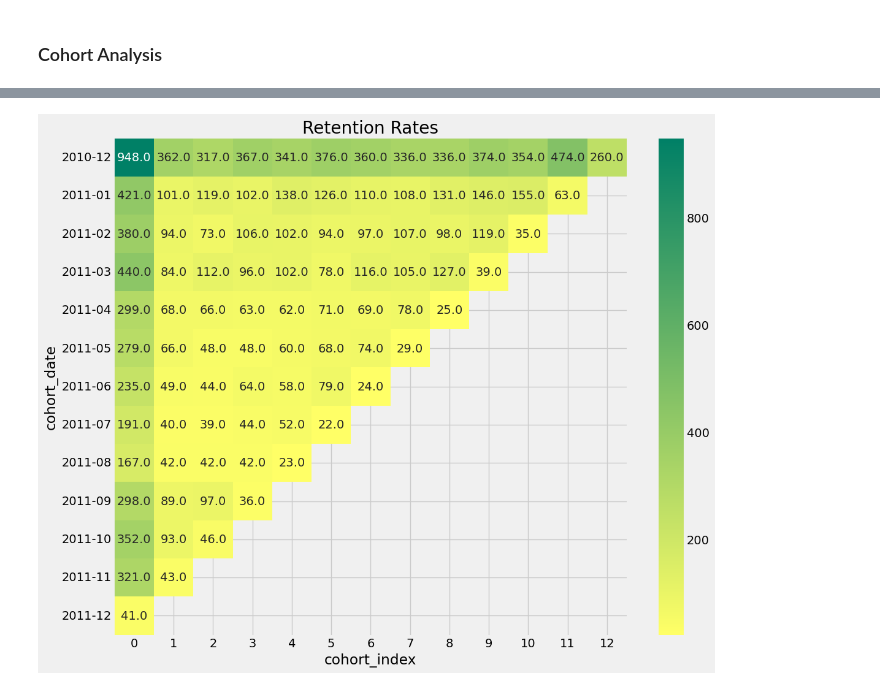
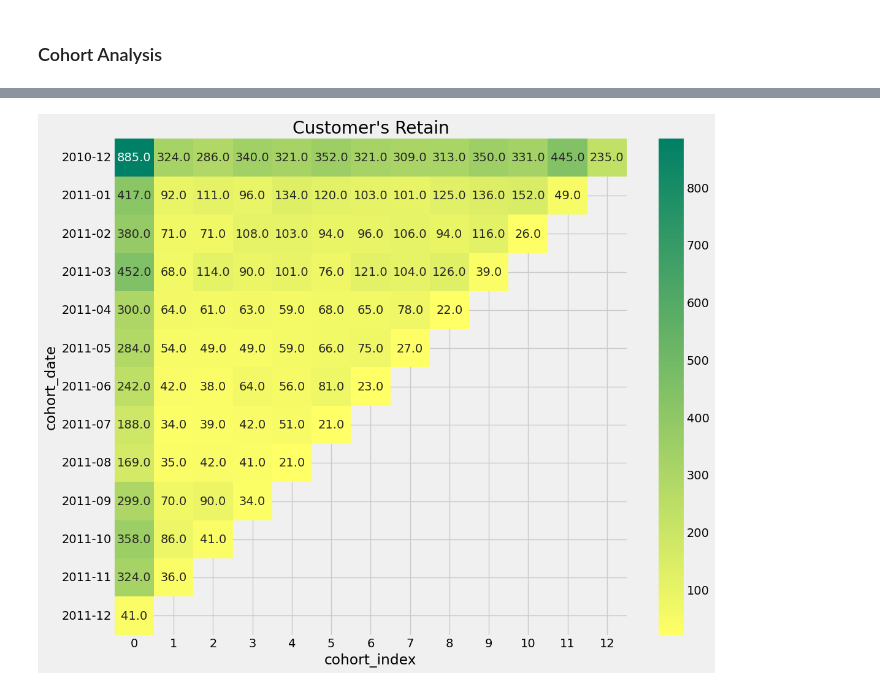
Before and after one commit to Abdulmujeeb-Taiwo/Customer-Analysis-Projects, a Jupyter notebook: Cohort_Analysis.ipynb, the cells around one changed output, grey strips where cells are left out. Drawn from its saved outputs; the diff is of its cells as text; code cells hidden in the pictures.

```diff
--- a/Cohort_Analysis.ipynb
+++ b/Cohort_Analysis.ipynb
@@ -92,0 +78,4 @@ Name: InvoiceDate, Length: 406829, dtype: object
+# %%
+df = df[~(df["Quantity"] < 0)]
+# %%
+df["InvoiceNo"] = df["InvoiceNo"].astype(str)
@@ -143,0 +171,12 @@ plt.show()
+# %%
+plt.style.use('fivethirtyeight')
+plt.figure(figsize=(12,10))
+plt.title('Churn Rates')
+
+sns.heatmap(data = 1- retention,
+           annot = True,
+           fmt = '.0%',
+           vmin= 0.0,
+           vmax=0.5,
+           cmap='summer_r')
+plt.show()
@@ -144,12 +185,12 @@ plt.show()
 # %%
 #plt.style.use('fivethirtyeight')
 plt.figure(figsize=(12,10))
-plt.title('Retention Rates')
+plt.title("Customer's Retain")
 
 sns.heatmap(data = cohort_counts,
            annot = True,
            fmt = '0',
            cmap='summer_r')
 plt.show()
 # %% [output]
-[figure, old version]
+[figure, new version]
```
Also changed, not shown: parts of 57 cells of this notebook.
